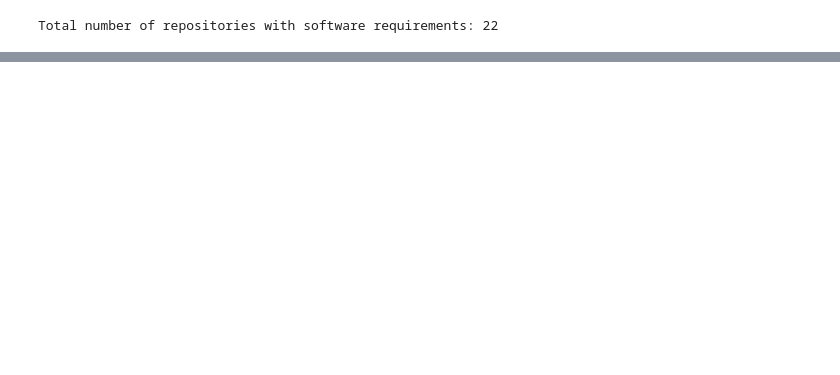
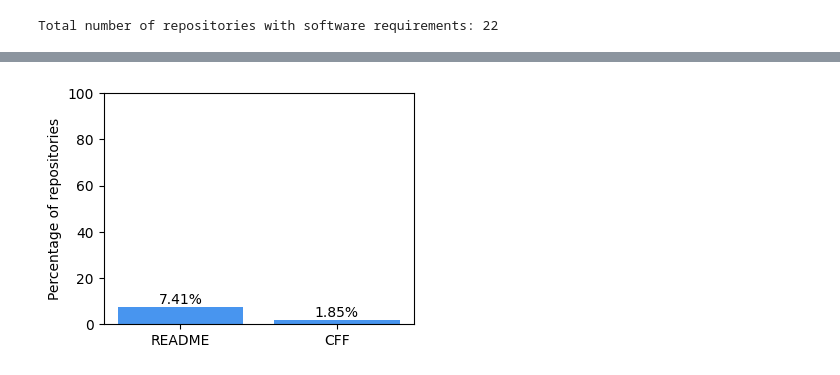
Before and after one commit to oeg-upm/oeg-software-graph, a Jupyter notebook: notebooks/kg-construction.ipynb, the cells around one changed output, grey strips where cells are left out. Saved outputs shown, nothing was run; the diff lists cells and outputs as text; code cells hidden in the pictures; blank space fills up the shorter version.

```diff
--- a/notebooks/kg-construction.ipynb
+++ b/notebooks/kg-construction.ipynb
@@ -381,0 +457,19 @@ plt.show()
+# %%
+labels_cite = ['README', 'CFF']
+values_cite = [numeric_result_list['readme_citation']*100/int(result_list['total_repos']),
+               numeric_result_list['cff_citation']*100/int(result_list['total_repos'])]
+
+plt.figure(figsize=(4,3))
+bars = plt.bar(labels_cite, values_cite, color='#4895ef')
+plt.ylabel('Percentage of repositories')
+plt.ylim((0,100))
+for bar in bars:
+    height = bar.get_height()
+    percentage = str(round(height,2)) + '%'
+    plt.text(bar.get_x() + bar.get_width() / 2, height, percentage, ha='center', va='bottom')
+
+
+plt.savefig('citations.png',dpi=400,bbox_inches = "tight")
+plt.show()
+# %% [output]
+[figure, added]
```
Also changed, not shown: parts of 35 cells of this notebook.
